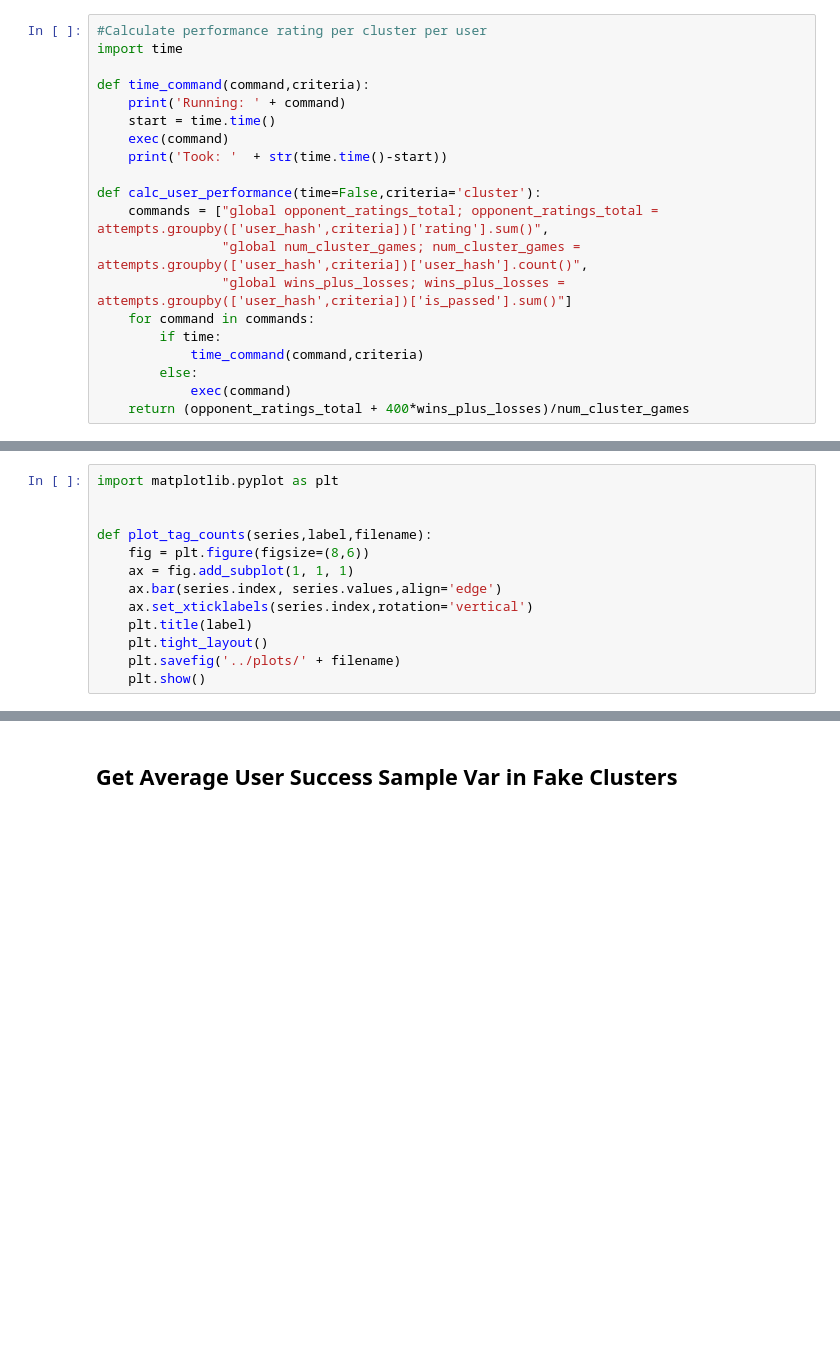
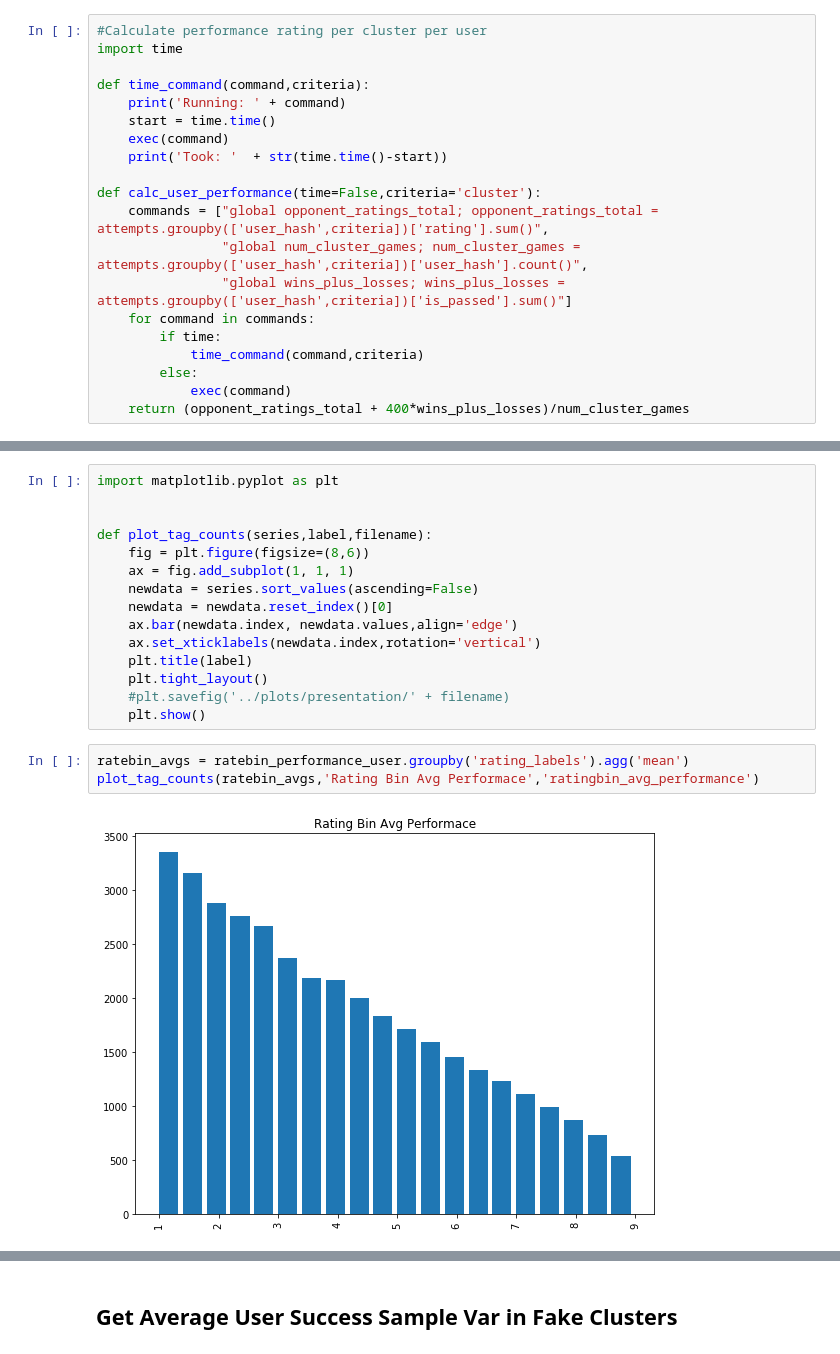
Before and after one commit to CSSLab/chess_dim_skill, a Jupyter notebook: src/Variance of Player Skill.ipynb, the cells around one changed output, grey strips where cells are left out. Drawn from its saved outputs; the diff is of its cells as text; blank space fills up the shorter version.

```diff
--- a/src/Variance of Player Skill.ipynb
+++ b/src/Variance of Player Skill.ipynb
@@ -139,12 +128,19 @@ import matplotlib.pyplot as plt
 def plot_tag_counts(series,label,filename):
     fig = plt.figure(figsize=(8,6))
     ax = fig.add_subplot(1, 1, 1)
-    ax.bar(series.index, series.values,align='edge')
-    ax.set_xticklabels(series.index,rotation='vertical')
+    newdata = series.sort_values(ascending=False)
+    newdata = newdata.reset_index()[0]
+    ax.bar(newdata.index, newdata.values,align='edge')
+    ax.set_xticklabels(newdata.index,rotation='vertical')
     plt.title(label)
     plt.tight_layout()
-    plt.savefig('../plots/' + filename)
+    #plt.savefig('../plots/presentation/' + filename)
     plt.show()
+# %%
+ratebin_avgs = ratebin_performance_user.groupby('rating_labels').agg('mean')
+plot_tag_counts(ratebin_avgs,'Rating Bin Avg Performace','ratingbin_avg_performance')
+# %% [output]
+[figure, added]
 # %%
 tag_avgs = tag_performance_user.groupby('tag').agg('mean')
 plot_tag_counts(tag_avgs,'Tag Avg Performance','tag_avg_performance')
```
Also changed, not shown: parts of 27 cells of this notebook, 2 other files.
